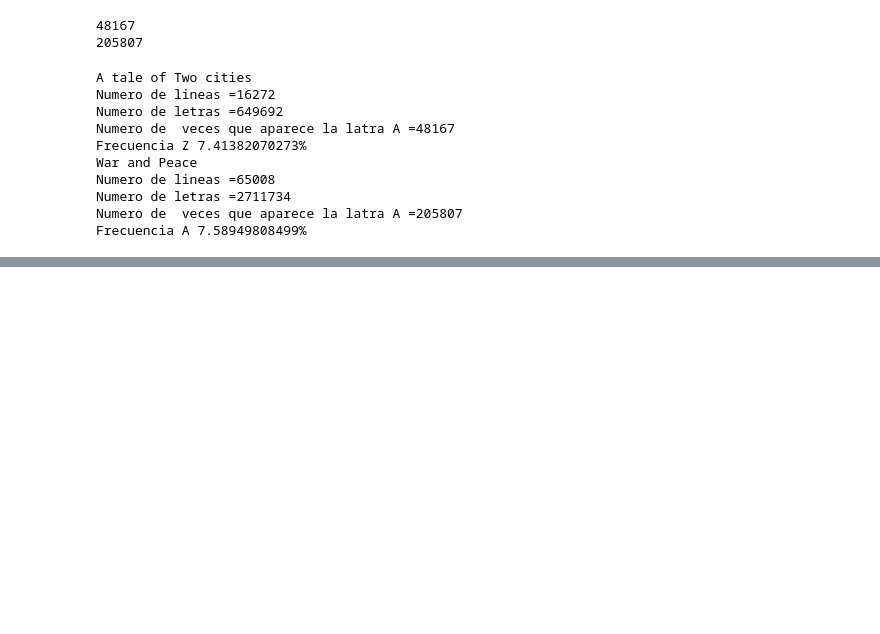
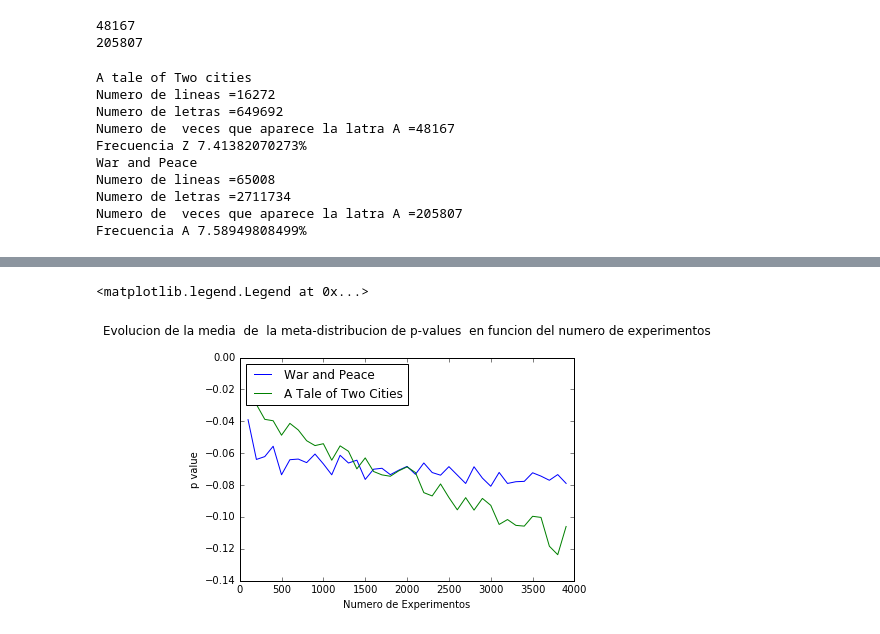
Before and after one commit to sercharpak/MCA_Tarea_2, a Jupyter notebook: Punto3/Punto3.ipynb, the cells around one changed output, grey strips where cells are left out. Drawn from its saved outputs; the diff is of its cells as text; code cells hidden in the pictures; blank space fills up the shorter version.

```diff
--- a/Punto3/Punto3.ipynb
+++ b/Punto3/Punto3.ipynb
@@ -370,0 +371,13 @@ plt.legend(['minimo', 'maximo', 'promedio'], loc='upper left')
+# %%
+plot(NumerExp,promediosW,label='Media')
+plot(NumerExp,promediosTTC,label='Media')
+
+
+plt.title('Evolucion de la media  de  la meta-distribucion de p-values  en funcion del numero de experimentos',y=1.08)
+xlabel('Numero de Experimentos')
+ylabel('p value')
+# Now add the legend with some customizations.
+plt.legend(['War and Peace','A Tale of Two Cities'], loc='upper left')
+# %% [output]
+<matplotlib.legend.Legend at 0x...>
+[figure, added]
```
Also changed, not shown: parts of 6 cells of this notebook.
